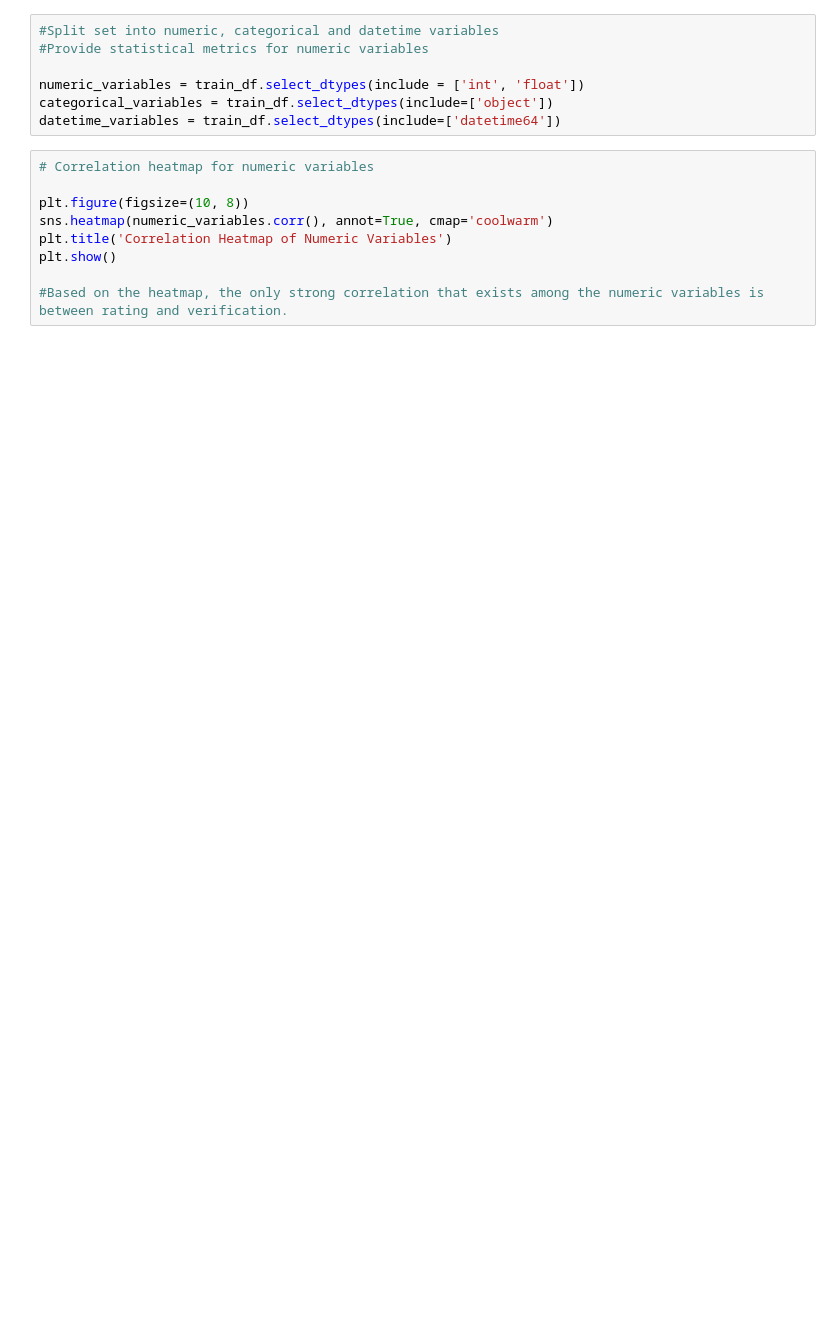
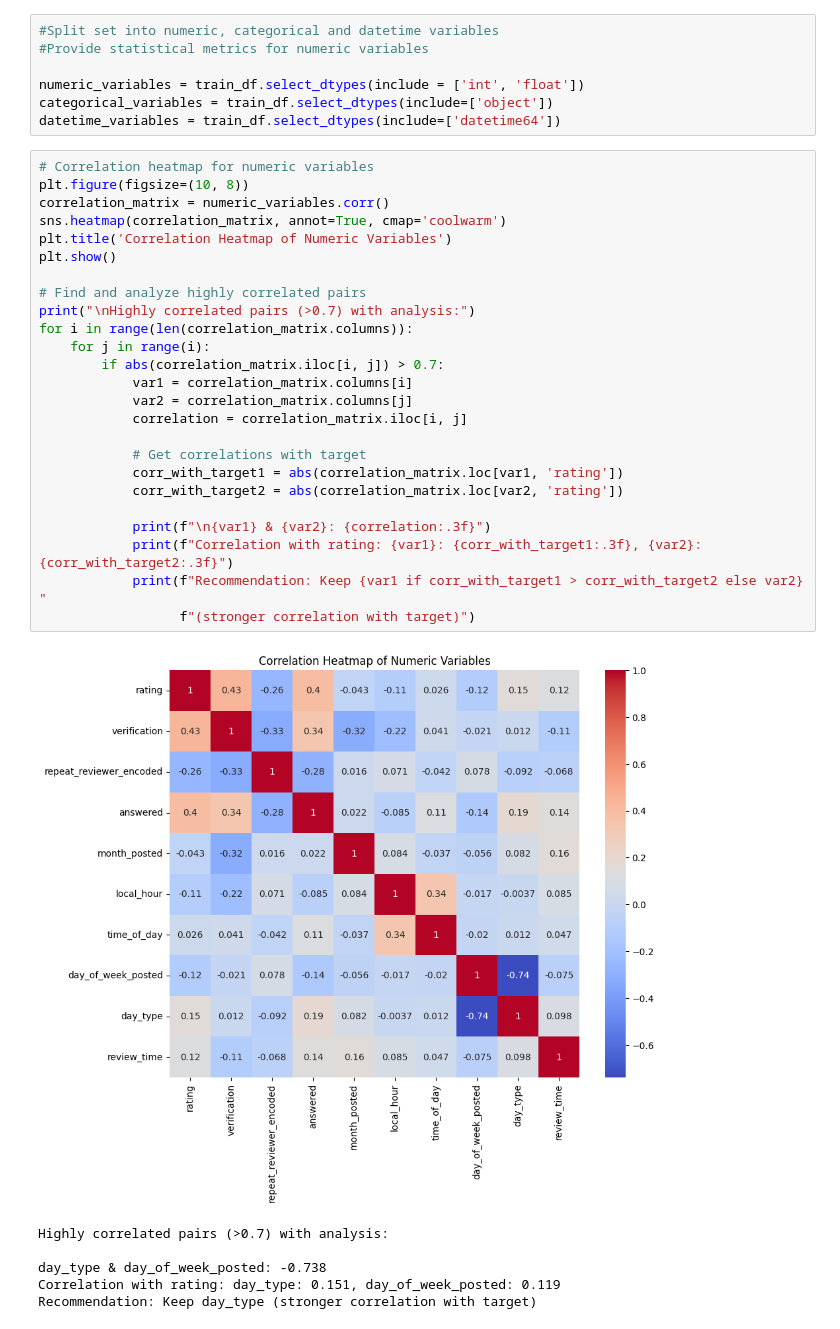
Before and after one commit to Nina1007/Supply_Chain_2024_DS, a Jupyter notebook: feature_selection.ipynb, the cells around one changed output. Drawn from its saved outputs; the diff is of its cells as text; blank space fills up the shorter version.

```diff
--- a/feature_selection.ipynb
+++ b/feature_selection.ipynb
@@ -49,13 +74,36 @@ STAGE 1 - HEATMAP
 numeric_variables = train_df.select_dtypes(include = ['int', 'float'])
 categorical_variables = train_df.select_dtypes(include=['object'])
 datetime_variables = train_df.select_dtypes(include=['datetime64'])
-# %%
-# Correlation heatmap for numeric variables
-
-plt.figure(figsize=(10, 8))
-sns.heatmap(numeric_variables.corr(), annot=True, cmap='coolwarm')
-plt.title('Correlation Heatmap of Numeric Variables')
-plt.show()
-
-#Based on the heatmap, the only strong correlation that exists among the numeric variables is between rating and verification.
+# %%
+# Correlation heatmap for numeric variables
+plt.figure(figsize=(10, 8))
+correlation_matrix = numeric_variables.corr()
+sns.heatmap(correlation_matrix, annot=True, cmap='coolwarm')
+plt.title('Correlation Heatmap of Numeric Variables')
+plt.show()
+
+# Find and analyze highly correlated pairs
+print("\nHighly correlated pairs (>0.7) with analysis:")
+for i in range(len(correlation_matrix.columns)):
+    for j in range(i):
+        if abs(correlation_matrix.iloc[i, j]) > 0.7:
+            var1 = correlation_matrix.columns[i]
+            var2 = correlation_matrix.columns[j]
+            correlation = correlation_matrix.iloc[i, j]
+
+            # Get correlations with target
+            corr_with_target1 = abs(correlation_matrix.loc[var1, 'rating'])
+            corr_with_target2 = abs(correlation_matrix.loc[var2, 'rating'])
+
+            print(f"\n{var1} & {var2}: {correlation:.3f}")
+            print(f"Correlation with rating: {var1}: {corr_with_target1:.3f}, {var2}: {corr_with_target2:.3f}")
+            print(f"Recommendation: Keep {var1 if corr_with_target1 > corr_with_target2 else var2} "
+                  f"(stronger correlation with target)")
+# %% [output]
+[figure, added]
+Highly correlated pairs (>0.7) with analysis:
+
+day_type & day_of_week_posted: -0.738
+Correlation with rating: day_type: 0.151, day_of_week_posted: 0.119
+Recommendation: Keep day_type (stronger correlation with target)
 # %% [markdown]
```
Also changed, not shown: parts of 34 cells of this notebook.
